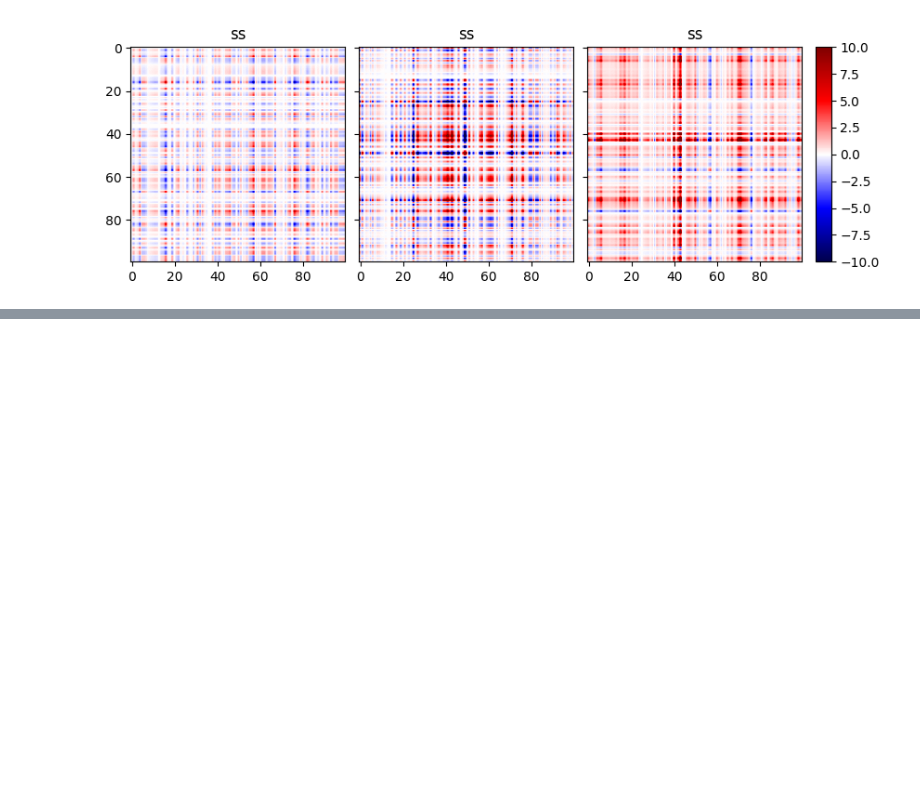
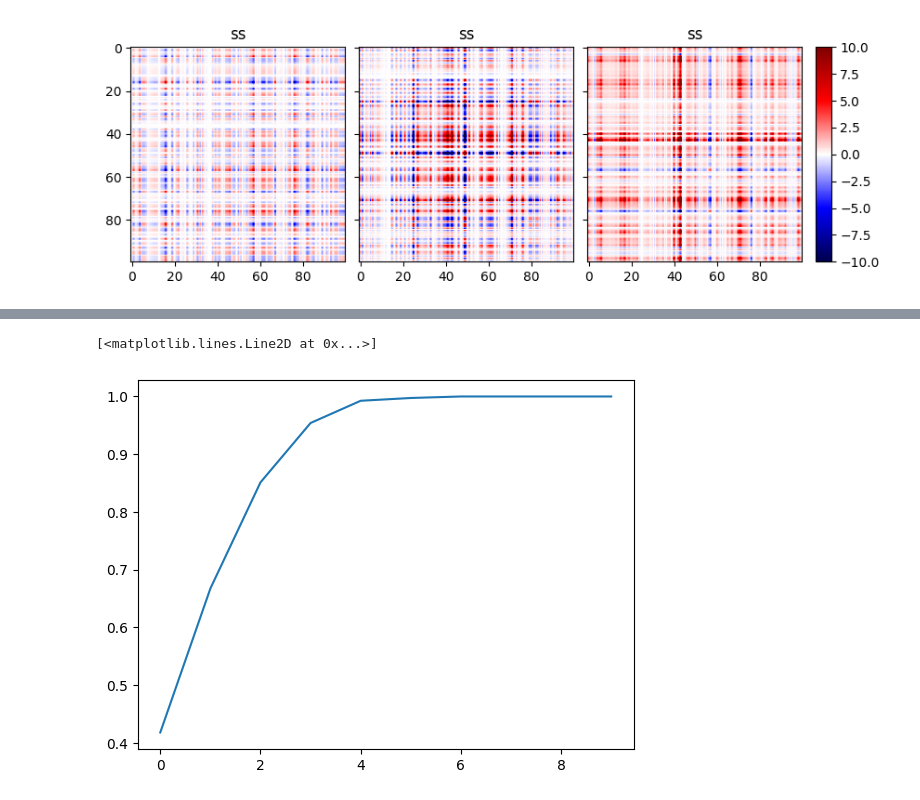
Before and after one commit to lindermanlab/nm-rnn, a Jupyter notebook: scripts/load_model.ipynb, the cells around one changed output, grey strips where cells are left out. Cells and saved outputs as stored; diff of their text form; code cells hidden in the pictures; blank space fills up the shorter version.

```diff
--- a/scripts/load_model.ipynb
+++ b/scripts/load_model.ipynb
@@ -93,0 +103,5 @@ Array([ 0.09419285,  1.2800274 ,  0.2874458 ,  0.5480968 ,  1.9637328 ,
+# %%
+plt.plot(pca.explained_variance_ratio_.cumsum())
+# %% [output]
+[<matplotlib.lines.Line2D at 0x...>]
+[figure, added]
```
Also changed, not shown: parts of 6 cells of this notebook.
